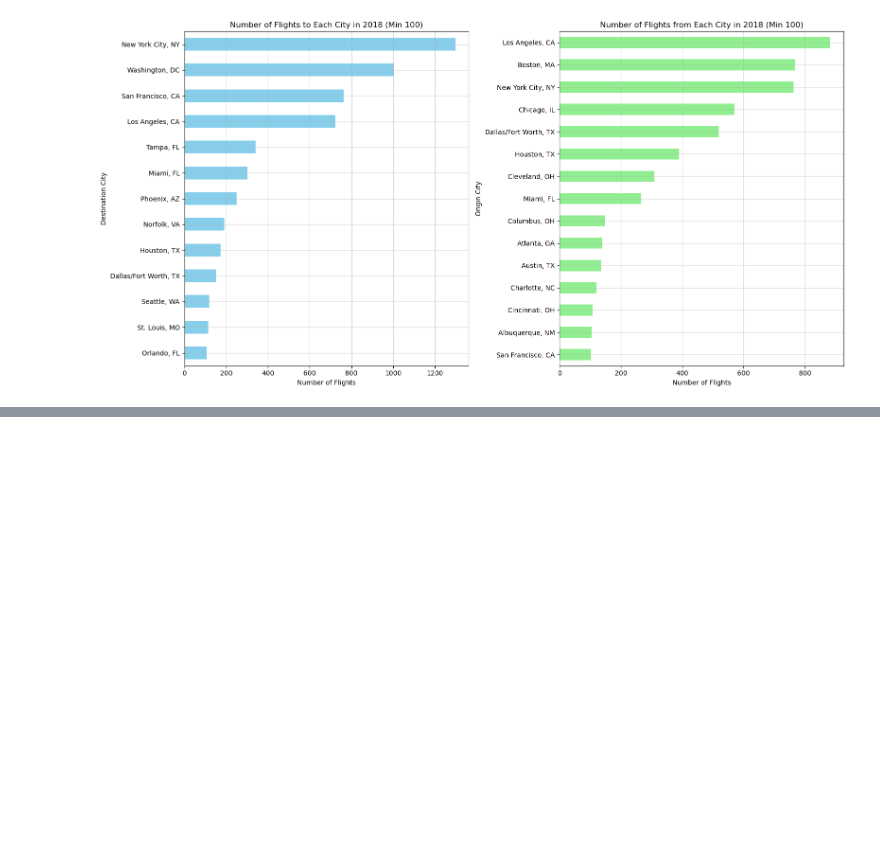
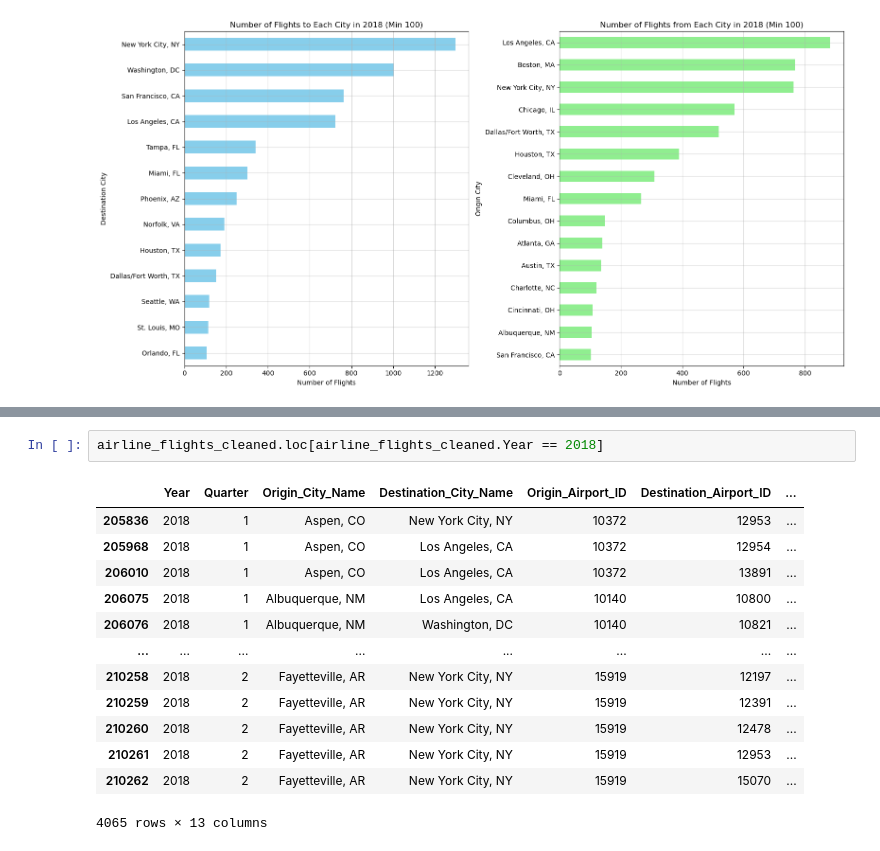
Before and after one commit to cosmopaladin/project-1, a Jupyter notebook: project1.ipynb, the cells around one changed output, grey strips where cells are left out. Cells and saved outputs as stored; diff of their text form; blank space fills up the shorter version.

```diff
--- a/project1.ipynb
+++ b/project1.ipynb
@@ -234,0 +279,16 @@ plt.show()
+# %%
+airline_flights_cleaned.loc[airline_flights_cleaned.Year == 2018]
+# %% [output]
+|  | Year | Quarter | Origin_City_Name | Destination_City_Name | Origin_Airport_ID | Destination_Airport_ID | ... |
+| 205836 | 2018 | 1 | Aspen, CO | New York City, NY | 10372 | 12953 | ... |
+| 205968 | 2018 | 1 | Aspen, CO | Los Angeles, CA | 10372 | 12954 | ... |
+| 206010 | 2018 | 1 | Aspen, CO | Los Angeles, CA | 10372 | 13891 | ... |
+| 206075 | 2018 | 1 | Albuquerque, NM | Los Angeles, CA | 10140 | 10800 | ... |
+| 206076 | 2018 | 1 | Albuquerque, NM | Washington, DC | 10140 | 10821 | ... |
+| ... | ... | ... | ... | ... | ... | ... | ... |
+| 210258 | 2018 | 2 | Fayetteville, AR | New York City, NY | 15919 | 12197 | ... |
+| 210259 | 2018 | 2 | Fayetteville, AR | New York City, NY | 15919 | 12391 | ... |
+| 210260 | 2018 | 2 | Fayetteville, AR | New York City, NY | 15919 | 12478 | ... |
+| 210261 | 2018 | 2 | Fayetteville, AR | New York City, NY | 15919 | 12953 | ... |
+| 210262 | 2018 | 2 | Fayetteville, AR | New York City, NY | 15919 | 15070 | ... |
+4065 rows × 13 columns
```
Also changed, not shown: parts of 8 cells of this notebook.
